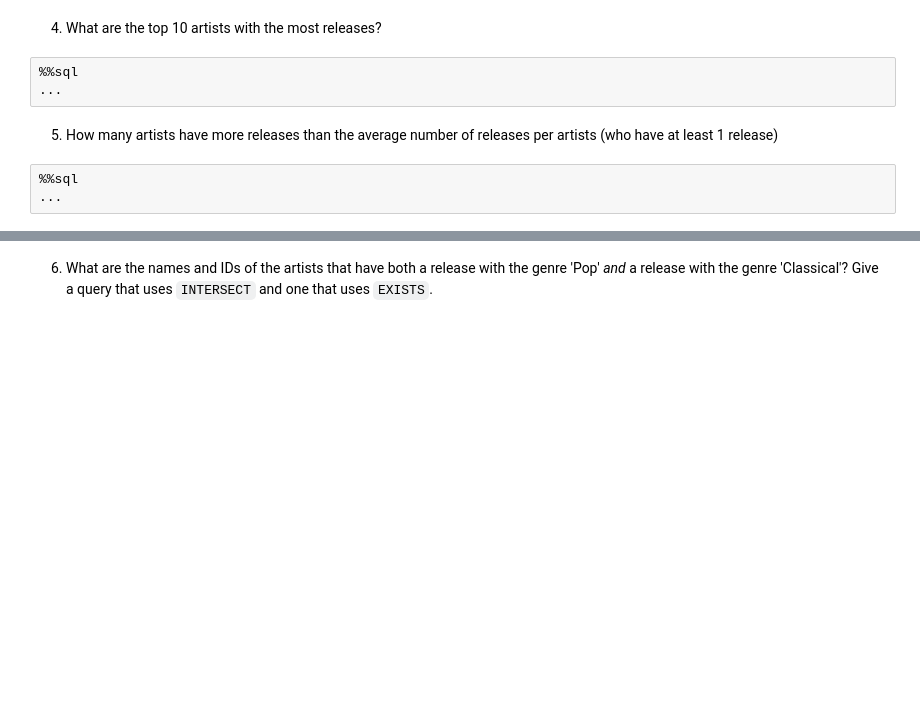
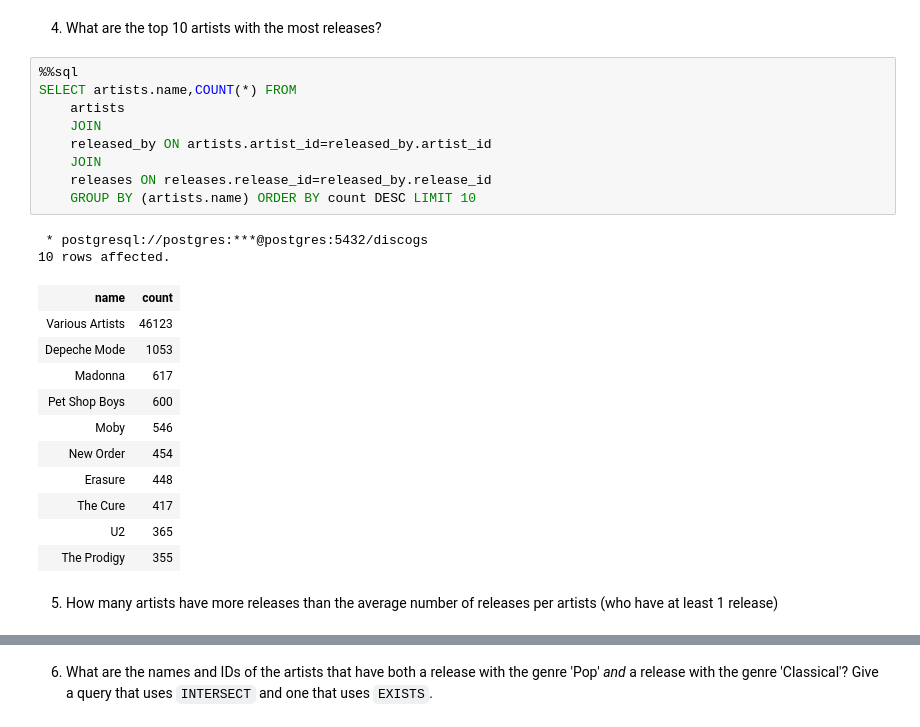
Before and after one commit to sourcierdoux/bigdata-exercises, a Jupyter notebook: Big_Data_For_Engineers/exercise01/Exercise01_SQL_Brush_Up.ipynb, the cells around one changed output, grey strips where cells are left out. Saved outputs shown, nothing was run; the diff lists cells and outputs as text; blank space fills up the shorter version.

```diff
--- a/Big_Data_For_Engineers/exercise01/Exercise01_SQL_Brush_Up.ipynb
+++ b/Big_Data_For_Engineers/exercise01/Exercise01_SQL_Brush_Up.ipynb
@@ -94,10 +177,27 @@ Let us begin with several SQL queries to ease us back into the language.
 # %% [markdown]
 4. What are the top 10 artists with the most releases?
-# %%
-%%sql
-...
+# %%
+%%sql
+SELECT artists.name,COUNT(*) FROM
+    artists
+    JOIN
+    released_by ON artists.artist_id=released_by.artist_id
+    JOIN
+    releases ON releases.release_id=released_by.release_id
+    GROUP BY (artists.name) ORDER BY count DESC LIMIT 10
+# %% [output]
+ * postgresql://postgres:***@postgres:5432/discogs
+10 rows affected.
+| name | count |
+| Various Artists | 46123 |
+| Depeche Mode | 1053 |
+| Madonna | 617 |
+| Pet Shop Boys | 600 |
+| Moby | 546 |
+| New Order | 454 |
+| Erasure | 448 |
+| The Cure | 417 |
+| U2 | 365 |
+| The Prodigy | 355 |
 # %% [markdown]
 5. How many artists have more releases than the average number of releases per artists (who have at least 1 release)
-# %%
-%%sql
-...
```
Also changed, not shown: parts of 17 cells of this notebook.
